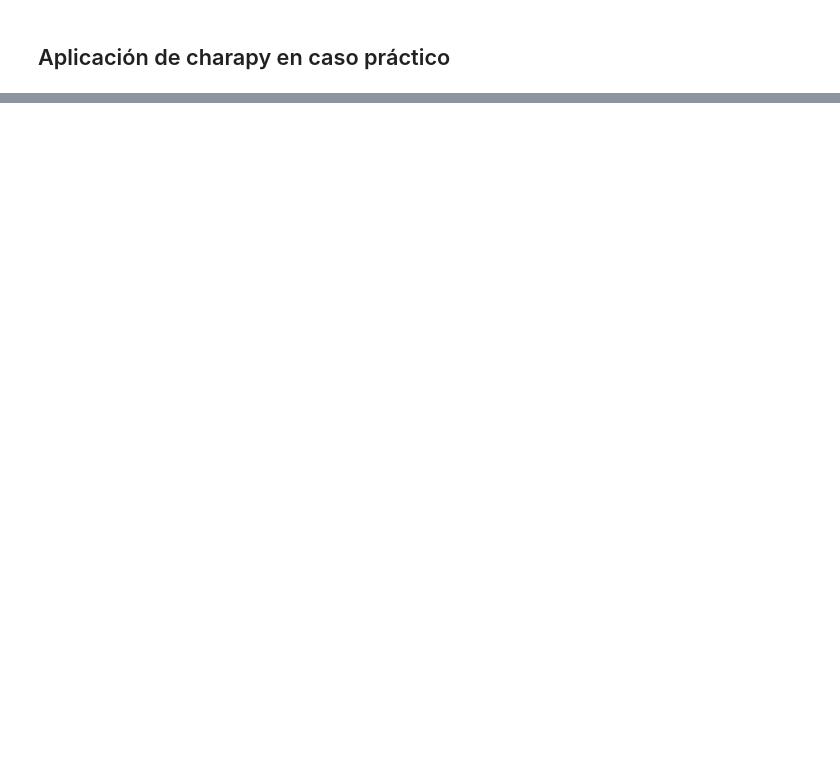
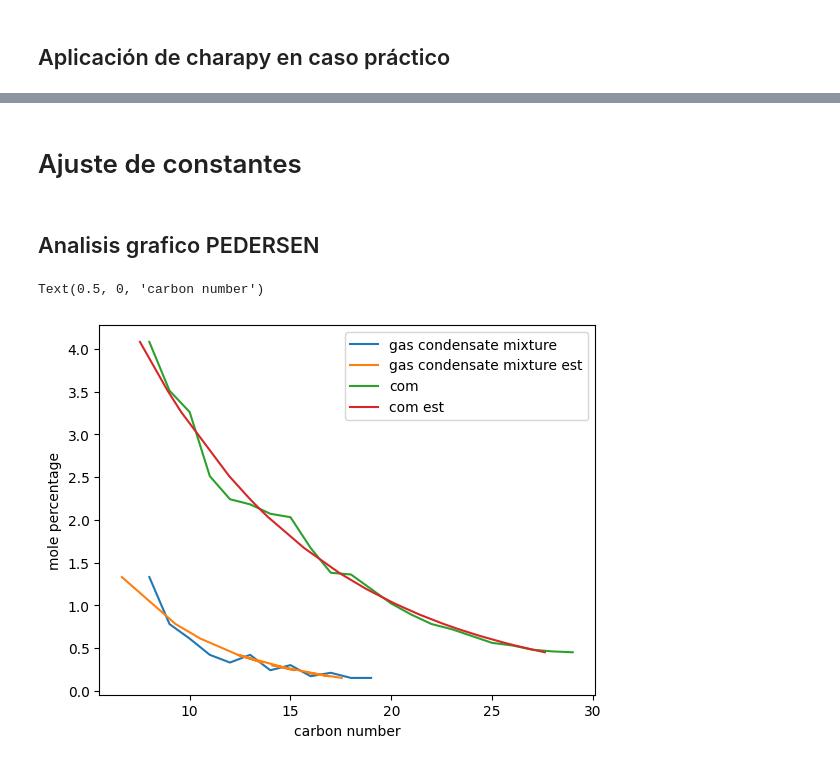
Before and after one commit to MarlenGabrich/Charapy, a Jupyter notebook: apply_charapy.ipynb, the cells around one changed output, grey strips where cells are left out. Saved outputs shown, nothing was run; the diff lists cells and outputs as text; code cells hidden in the pictures; blank space fills up the shorter version.

```diff
--- a/apply_charapy.ipynb
+++ b/apply_charapy.ipynb
@@ -166,0 +7,3 @@ dat
+# %%
+df1 = pd.read_csv('gas_condensate_mixture.csv')
+df2 = pd.read_csv('com.csv')
@@ -166,0 +20,49 @@ dat
+# %% [markdown]
+# Ajuste de constantes
+# %%
+from charapy import Foo_fit
+foo_fit = Foo_fit()
+
+fit_parameters1 = {'A':foo_fit.fit_AB(cn1,z1)[0][0],
+                   'B':foo_fit.fit_AB(cn1,z1)[0][1],
+                   'L':foo_fit.fit_LM(cn1,rho1)[1][0],
+                   'M':foo_fit.fit_LM(cn1,rho1)[1][1],
+                   'Ac':foo_fit.fit_AcBc(cn1,z1)[0][0],
+                   'Bc':foo_fit.fit_AcBc(cn1,z1)[0][1],
+                   'Ad':foo_fit.fit_Ad(cn1,rho1)[0][0],
+                   'C':foo_fit.fit_C(cn1,mw1)[0]}
+
+fit_parameters2 = {'A':foo_fit.fit_AB(cn2,z2)[0][0],
+                   'B':foo_fit.fit_AB(cn2,z2)[0][1],
+                   'L':foo_fit.fit_LM(cn2,rho2)[1][0],
+                   'M':foo_fit.fit_LM(cn2,rho2)[1][1],
+                   'Ac':foo_fit.fit_AcBc(cn2,z2)[0][0],
+                   'Bc':foo_fit.fit_AcBc(cn2,z2)[0][1],
+                   'Ad':foo_fit.fit_Ad(cn2,rho2)[0][0],
+                   'C':foo_fit.fit_C(cn2,mw2)[0]}
+# %%
+from charapy import Distribution_pedersen
+dped = Distribution_pedersen()
+
+A1 = fit_parameters1['A']
+B1 = fit_parameters1['B']
+
+A2 = fit_parameters2['A']
+B2 = fit_parameters2['B']
+
+cn1_est_ped = dped.carbon_number(z1,A1,B1)
+cn2_est_ped = dped.carbon_number(z2,A2,B2)
+# %% [markdown]
+## Analisis grafico PEDERSEN
+# %%
+pl.plot(cn1,z1,label='gas condensate mixture')
+pl.plot(cn1_est_ped,z1,label = 'gas condensate mixture est')
+pl.plot(cn2,z2,label='com')
+pl.plot(cn2_est_ped,z2,label='com est')
+
+pl.legend(loc='upper right')
+pl.ylabel('mole percentage')
+pl.xlabel('carbon number')
+# %% [output]
+Text(0.5, 0, 'carbon number')
+[figure, added]
```
Also changed, not shown: parts of 46 cells of this notebook.
